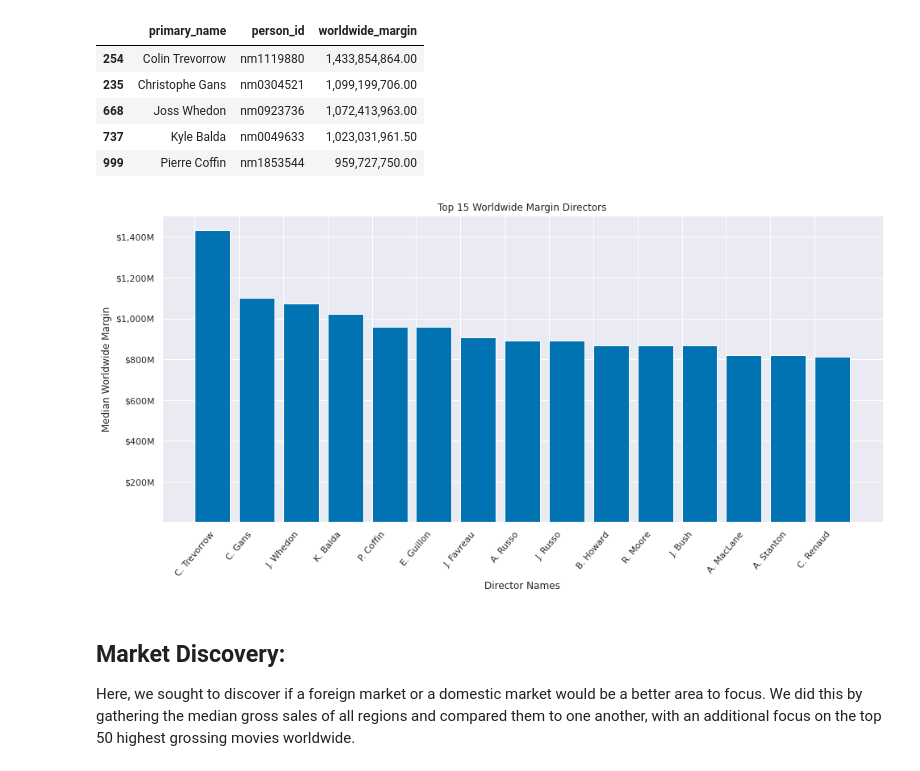
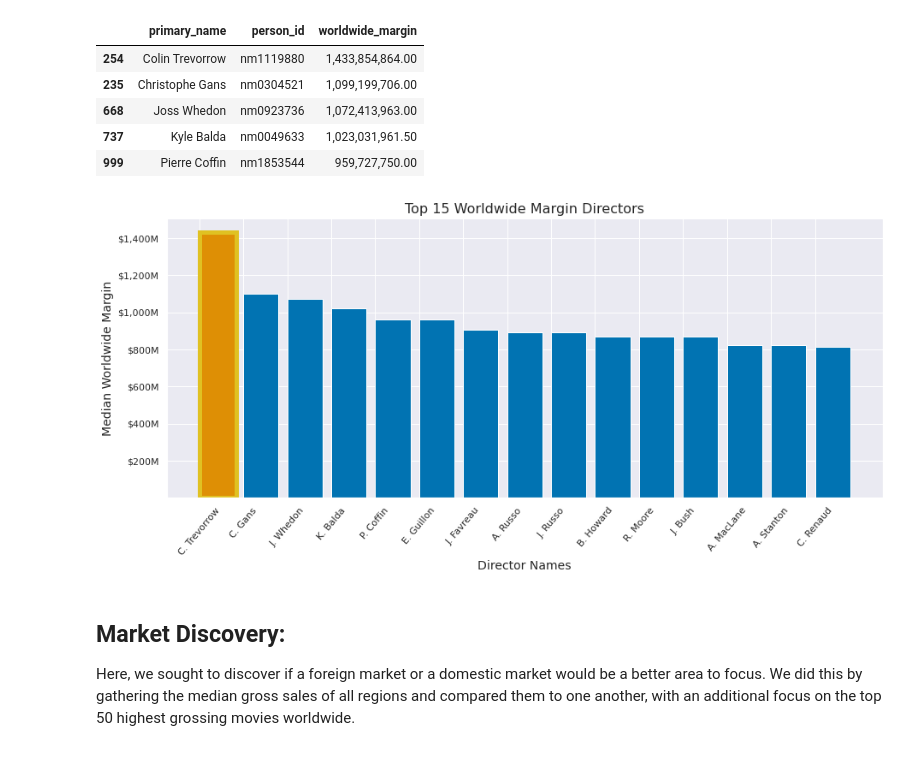
Before and after one commit to ParkedHampster/MS_Studios-Phase_1, a Jupyter notebook: index.ipynb, the cells around one changed output. Saved outputs shown, nothing was run; the diff lists cells and outputs as text; code cells hidden in the pictures.

```diff
--- a/index.ipynb
+++ b/index.ipynb
@@ -28,6 +32,9 @@ import seaborn as sns
 pd.options.display.float_format = '{:20,.2f}'.format
 sns.set_theme()
 sns.set_palette('colorblind')
+
+plt.rcParams['axes.labelsize'] = 14
+plt.rcParams['axes.titlesize'] = 16
 # %% [markdown]
 TheNumbers has an extensive database of movies matched to their budgets and gross revenues.
 # %%
@@ -255,27 +262,29 @@ director_wwmargin_median.head()
 | 737 | Kyle Balda | nm0049633 | 1,023,031,961.50 |
 | 999 | Pierre Coffin | nm1853544 | 959,727,750.00 |
 # %%
-fig, ax = plt.subplots(figsize=(16, 7))
+fig, ax = plt.subplots(figsize=(15, 6))
 
 x = director_wwmargin_median['primary_name']
 x = [f'{director[0]}. {director.split(" ")[-1]}' for director in x.tolist()]
 y = director_wwmargin_median['worldwide_margin']
 
 _y_ticks = [(value * 10**8) for value in range(2,14+1,2)]
 ax.set(
     title = "Top 15 Worldwide Margin Directors",
     xlabel = "Director Names",
     ylabel = "Median Worldwide Margin",
     yticks=_y_ticks,
     yticklabels = [f'${int(x/1000000):,}M' for x in _y_ticks]
 )
 
 ax.bar(x, y, align='edge')
+ax.bar(x[0], y[:1], width=0.85, align='edge', linewidth=5, edgecolor='#e0c122')
+
 plt.xticks(rotation=50)
-plt.rc('font', size = 25)
-"";
+
+'';
 # %% [output]
-[figure, old version]
+[figure, new version]
 # %% [markdown]
 ## Market Discovery:
 Here, we sought to discover if a foreign market or a domestic market would be a better area to focus. We did this by gathering the median gross sales of all regions and compared them to one another, with an additional focus on the top 50 highest grossing movies worldwide.
```
Also changed, not shown: parts of 10 cells of this notebook, 1 other file.
